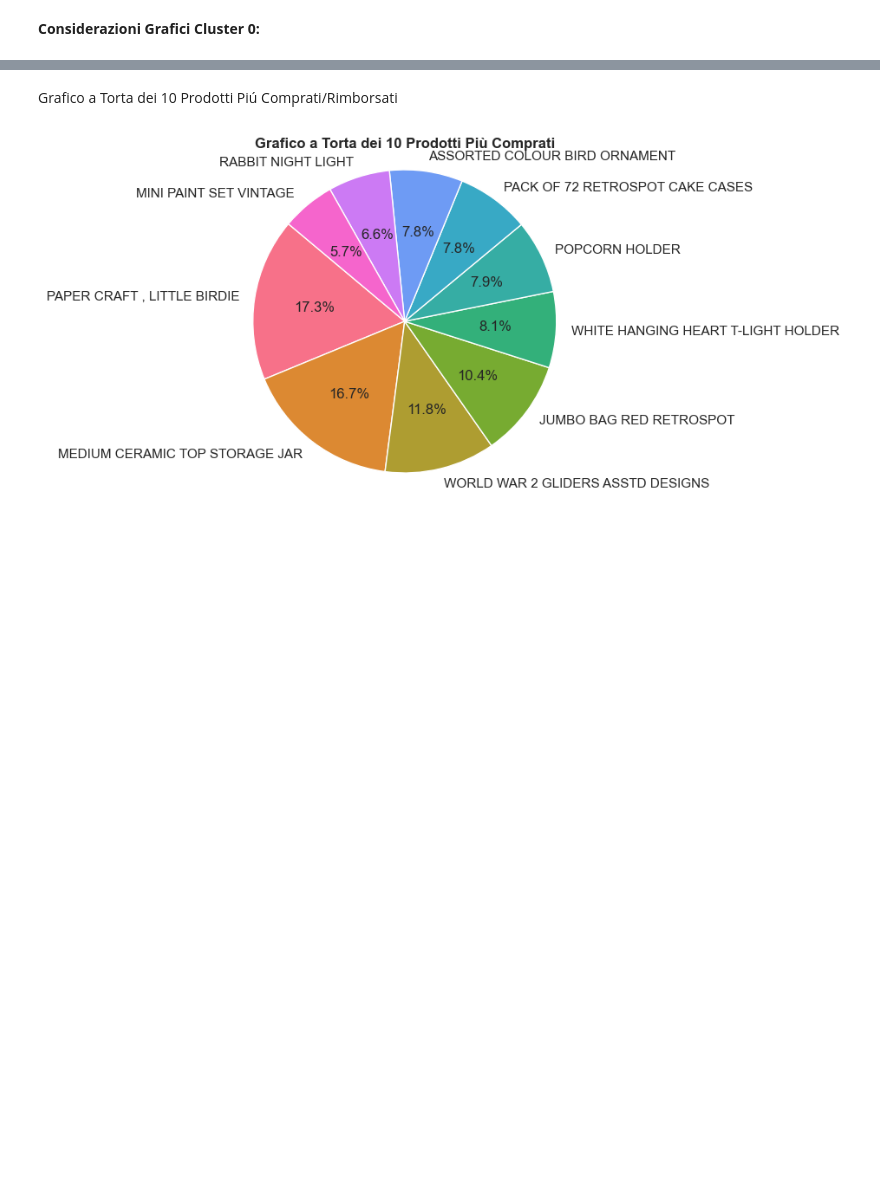
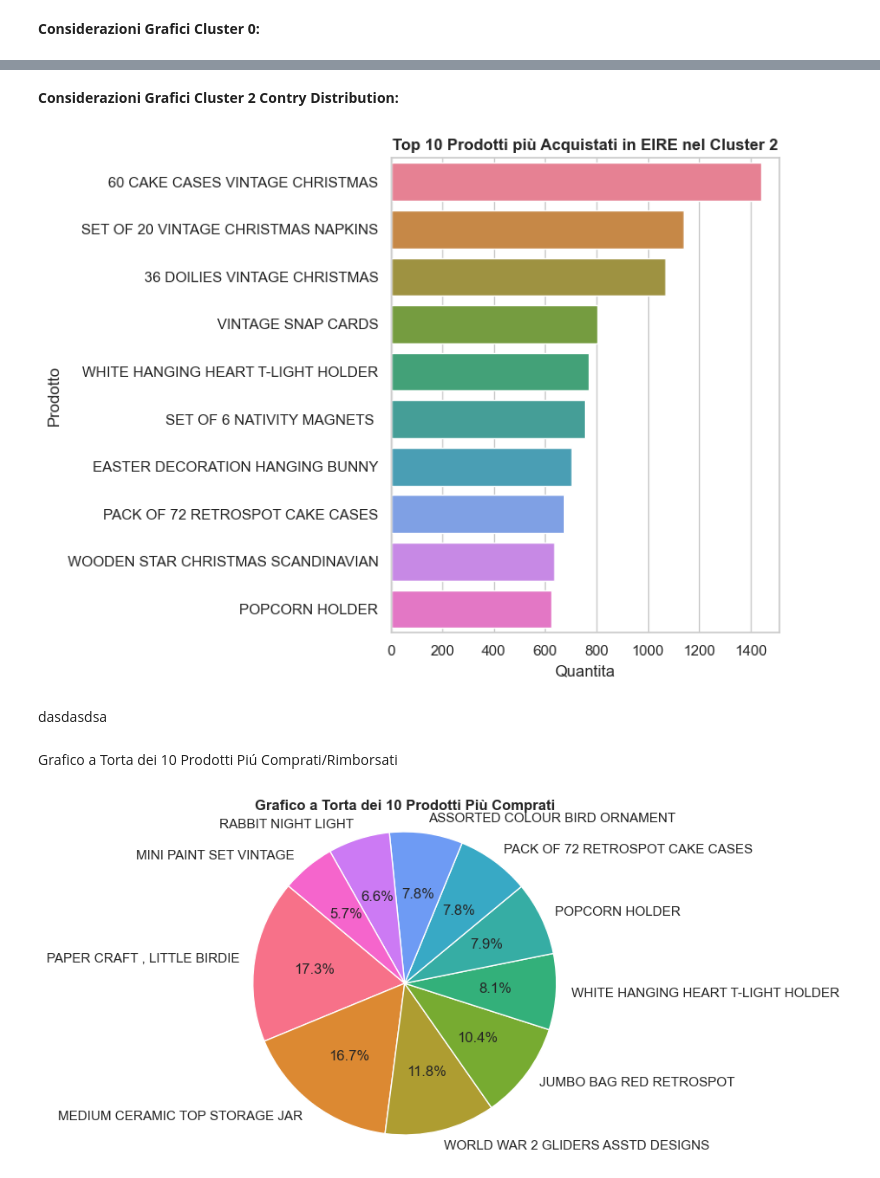
Before and after one commit to alessandrobrunoh/Progetto-Big-Data, a Jupyter notebook: notebook.ipynb, the cells around one changed output, grey strips where cells are left out. Cells and saved outputs as stored; diff of their text form; code cells hidden in the pictures; blank space fills up the shorter version.

```diff
--- a/notebook.ipynb
+++ b/notebook.ipynb
@@ -466,3 +564,11 @@ plot_country_distribution(cluster_monthly_data, cluster)
+# %% [markdown]
+<p><b>Considerazioni Grafici Cluster 2 Contry Distribution:</b></p>
+# %%
+top_products_top_countries_clustered(df_clustered, cluster)
+# %% [output]
+[figure, added]
+# %% [markdown]
+dasdasdsa
 # %% [markdown]
 <p>Grafico a Torta dei 10 Prodotti Piú Comprati/Rimborsati</p>
 # %%
```
Also changed, not shown: parts of 33 cells of this notebook.
